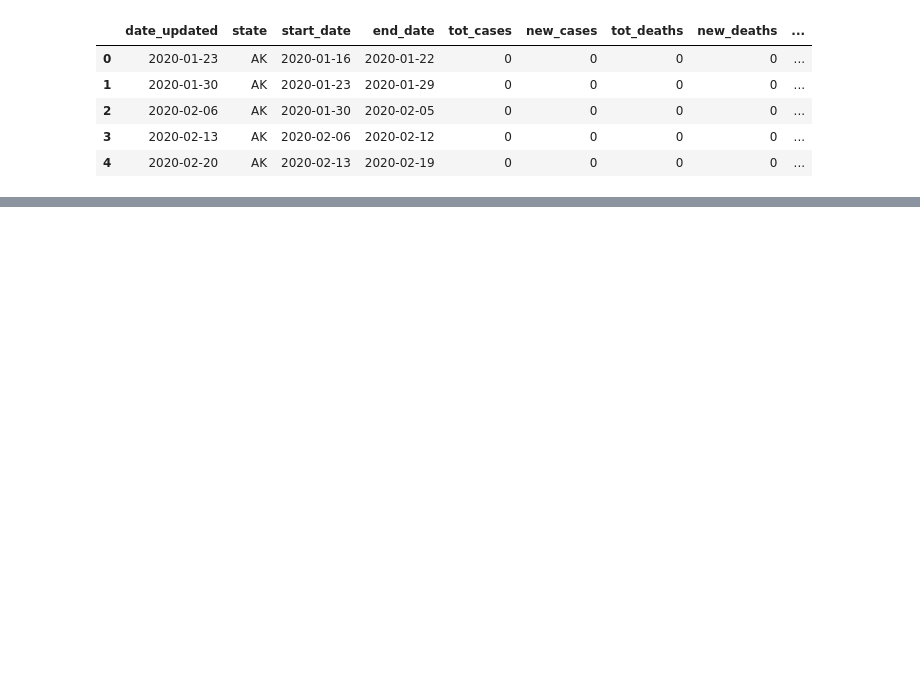
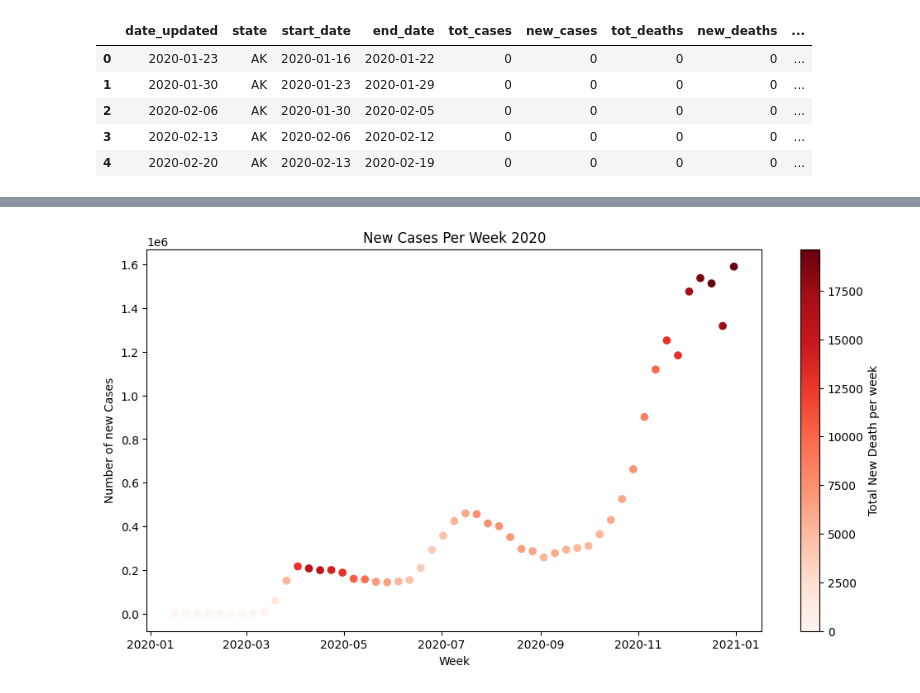
Before and after one commit to michaelzwartz/National-Parks-and-COVID, a Jupyter notebook: Data_visualization_COVID.ipynb, the cells around one changed output, grey strips where cells are left out. Drawn from its saved outputs; the diff is of its cells as text; code cells hidden in the pictures; blank space fills up the shorter version.

```diff
--- a/Data_visualization_COVID.ipynb
+++ b/Data_visualization_COVID.ipynb
@@ -53,0 +55,3 @@ Name: state, dtype: int64
+# %%
+filtered_df = tot_cases_week.query('start_date < 2021')
+filtered_df.head()
@@ -53,0 +65,12 @@ Name: state, dtype: int64
+# %%
+plt.figure(figsize=(12, 6))
+plt.scatter(filtered_df['start_date'], filtered_df['new_cases'], c = filtered_df['new_deaths'], cmap='Reds')
+
+plt.colorbar(label='Total New Death per week')
+plt.title('New Cases Per Week 2020')
+plt.xlabel('Week')
+plt.ylabel('Number of new Cases')
+
+plt.show()
+# %% [output]
+[figure, added]
```
Also changed, not shown: parts of 8 cells of this notebook, 1 other file.
